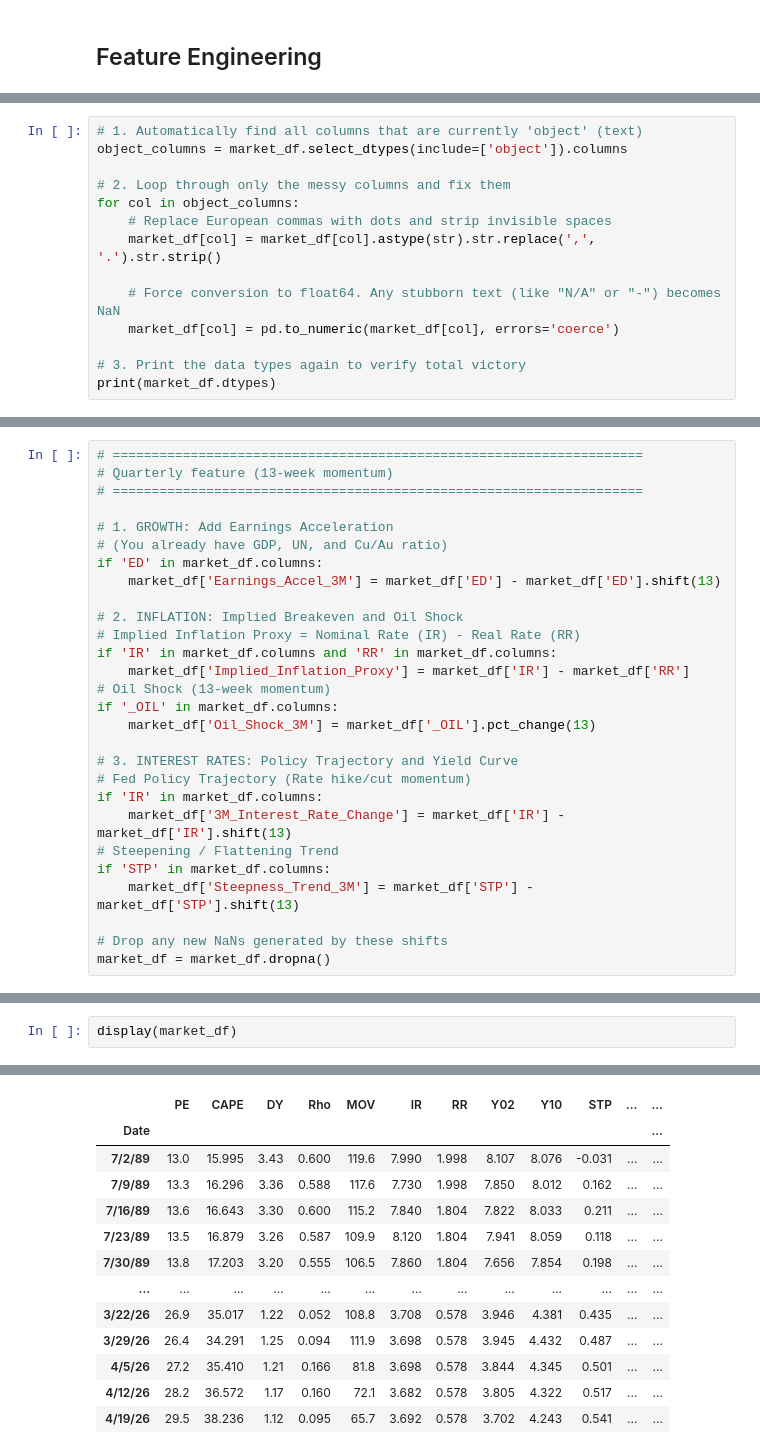
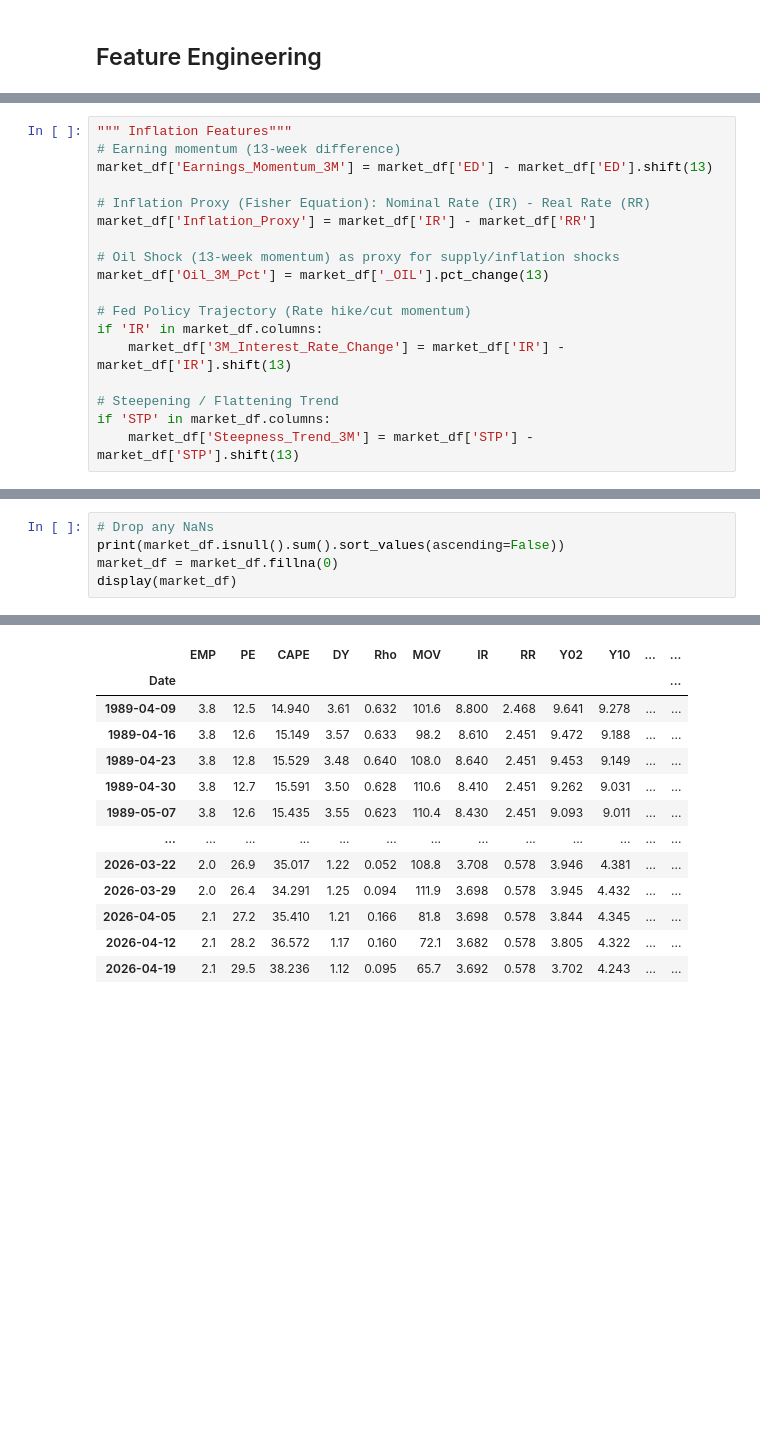
Before and after one commit to linneabergroth/ML-for-finance-CHDVD, a Jupyter notebook: notebooks/FA/process_sp500.ipynb, the cells around one changed output, grey strips where cells are left out. Saved outputs shown, nothing was run; the diff lists cells and outputs as text; blank space fills up the shorter version.

```diff
--- a/notebooks/FA/process_sp500.ipynb
+++ b/notebooks/FA/process_sp500.ipynb
@@ -84,17 +130,3 @@ sp_500_df.head()
 | 2010-01-07 | 1141.689941 | 1142.459961 | 1131.319946 | 1136.270020 | 5270680000 | 0.003993 | 0.002866 | -0.002322 | 0.000493 |
 | 2010-01-08 | 1144.979980 | 1145.390015 | 1136.219971 | 1140.520020 | 4389590000 | 0.002878 | 0.002561 | 0.004322 | 0.003733 |
 | 2010-01-11 | 1146.979980 | 1149.739990 | 1142.020020 | 1145.959961 | 4255780000 | 0.001745 | 0.003791 | 0.005092 | 0.004758 |
-# %%
-# 1. Automatically find all columns that are currently 'object' (text)
-object_columns = market_df.select_dtypes(include=['object']).columns
-
-# 2. Loop through only the messy columns and fix them
-for col in object_columns:
-    # Replace European commas with dots and strip invisible spaces
-    market_df[col] = market_df[col].astype(str).str.replace(',', '.').str.strip()
-
-    # Force conversion to float64. Any stubborn text (like "N/A" or "-") becomes NaN
-    market_df[col] = pd.to_numeric(market_df[col], errors='coerce')
-
-# 3. Print the data types again to verify total victory
-print(market_df.dtypes)
@@ -189,28 +225,18 @@ market_df = market_df.dropna()
 # %%
-# ====================================================================
-# Quarterly feature (13-week momentum)
-# ====================================================================
+""" Inflation Features"""
+# Earning momentum (13-week difference)
+market_df['Earnings_Momentum_3M'] = market_df['ED'] - market_df['ED'].shift(13)
 
-# 1. GROWTH: Add Earnings Acceleration
-# (You already have GDP, UN, and Cu/Au ratio)
-if 'ED' in market_df.columns:
-    market_df['Earnings_Accel_3M'] = market_df['ED'] - market_df['ED'].shift(13)
+# Inflation Proxy (Fisher Equation): Nominal Rate (IR) - Real Rate (RR)
+market_df['Inflation_Proxy'] = market_df['IR'] - market_df['RR']
 
-# 2. INFLATION: Implied Breakeven and Oil Shock
-# Implied Inflation Proxy = Nominal Rate (IR) - Real Rate (RR)
-if 'IR' in market_df.columns and 'RR' in market_df.columns:
-    market_df['Implied_Inflation_Proxy'] = market_df['IR'] - market_df['RR']
-# Oil Shock (13-week momentum)
-if '_OIL' in market_df.columns:
-    market_df['Oil_Shock_3M'] = market_df['_OIL'].pct_change(13)
+# Oil Shock (13-week momentum) as proxy for supply/inflation shocks
+market_df['Oil_3M_Pct'] = market_df['_OIL'].pct_change(13)
 
-# 3. INTEREST RATES: Policy Trajectory and Yield Curve
 # Fed Policy Trajectory (Rate hike/cut momentum)
 if 'IR' in market_df.columns:
     market_df['3M_Interest_Rate_Change'] = market_df['IR'] - market_df['IR'].shift(13)
+
 # Steepening / Flattening Trend
 if 'STP' in market_df.columns:
     market_df['Steepness_Trend_3M'] = market_df['STP'] - market_df['STP'].shift(13)
-
-# Drop any new NaNs generated by these shifts
-market_df = market_df.dropna()
@@ -217,3 +288,6 @@ market_df = market_df.dropna()
 # %%
+# Drop any NaNs
+print(market_df.isnull().sum().sort_values(ascending=False))
+market_df = market_df.fillna(0)
 display(market_df)
 # %% [output]
@@ -220,13 +306,13 @@ display(market_df)
-|  | PE | CAPE | DY | Rho | MOV | IR | RR | Y02 | Y10 | STP | ... | ... |
+|  | EMP | PE | CAPE | DY | Rho | MOV | IR | RR | Y02 | Y10 | ... | ... |
 | Date |  |  |  |  |  |  |  |  |  |  |  | ... |
-| 7/2/89 | 13.0 | 15.995 | 3.43 | 0.600 | 119.6 | 7.990 | 1.998 | 8.107 | 8.076 | -0.031 | ... | ... |
-| 7/9/89 | 13.3 | 16.296 | 3.36 | 0.588 | 117.6 | 7.730 | 1.998 | 7.850 | 8.012 | 0.162 | ... | ... |
-| 7/16/89 | 13.6 | 16.643 | 3.30 | 0.600 | 115.2 | 7.840 | 1.804 | 7.822 | 8.033 | 0.211 | ... | ... |
-| 7/23/89 | 13.5 | 16.879 | 3.26 | 0.587 | 109.9 | 8.120 | 1.804 | 7.941 | 8.059 | 0.118 | ... | ... |
-| 7/30/89 | 13.8 | 17.203 | 3.20 | 0.555 | 106.5 | 7.860 | 1.804 | 7.656 | 7.854 | 0.198 | ... | ... |
+| 1989-04-09 | 3.8 | 12.5 | 14.940 | 3.61 | 0.632 | 101.6 | 8.800 | 2.468 | 9.641 | 9.278 | ... | ... |
+| 1989-04-16 | 3.8 | 12.6 | 15.149 | 3.57 | 0.633 | 98.2 | 8.610 | 2.451 | 9.472 | 9.188 | ... | ... |
+| 1989-04-23 | 3.8 | 12.8 | 15.529 | 3.48 | 0.640 | 108.0 | 8.640 | 2.451 | 9.453 | 9.149 | ... | ... |
+| 1989-04-30 | 3.8 | 12.7 | 15.591 | 3.50 | 0.628 | 110.6 | 8.410 | 2.451 | 9.262 | 9.031 | ... | ... |
+| 1989-05-07 | 3.8 | 12.6 | 15.435 | 3.55 | 0.623 | 110.4 | 8.430 | 2.451 | 9.093 | 9.011 | ... | ... |
 | ... | ... | ... | ... | ... | ... | ... | ... | ... | ... | ... | ... | ... |
-| 3/22/26 | 26.9 | 35.017 | 1.22 | 0.052 | 108.8 | 3.708 | 0.578 | 3.946 | 4.381 | 0.435 | ... | ... |
-| 3/29/26 | 26.4 | 34.291 | 1.25 | 0.094 | 111.9 | 3.698 | 0.578 | 3.945 | 4.432 | 0.487 | ... | ... |
-| 4/5/26 | 27.2 | 35.410 | 1.21 | 0.166 | 81.8 | 3.698 | 0.578 | 3.844 | 4.345 | 0.501 | ... | ... |
-| 4/12/26 | 28.2 | 36.572 | 1.17 | 0.160 | 72.1 | 3.682 | 0.578 | 3.805 | 4.322 | 0.517 | ... | ... |
-| 4/19/26 | 29.5 | 38.236 | 1.12 | 0.095 | 65.7 | 3.692 | 0.578 | 3.702 | 4.243 | 0.541 | ... | ... |
+| 2026-03-22 | 2.0 | 26.9 | 35.017 | 1.22 | 0.052 | 108.8 | 3.708 | 0.578 | 3.946 | 4.381 | ... | ... |
+| 2026-03-29 | 2.0 | 26.4 | 34.291 | 1.25 | 0.094 | 111.9 | 3.698 | 0.578 | 3.945 | 4.432 | ... | ... |
+| 2026-04-05 | 2.1 | 27.2 | 35.410 | 1.21 | 0.166 | 81.8 | 3.698 | 0.578 | 3.844 | 4.345 | ... | ... |
+| 2026-04-12 | 2.1 | 28.2 | 36.572 | 1.17 | 0.160 | 72.1 | 3.682 | 0.578 | 3.805 | 4.322 | ... | ... |
+| 2026-04-19 | 2.1 | 29.5 | 38.236 | 1.12 | 0.095 | 65.7 | 3.692 | 0.578 | 3.702 | 4.243 | ... | ... |
```
Also changed, not shown: parts of 19 cells of this notebook.
